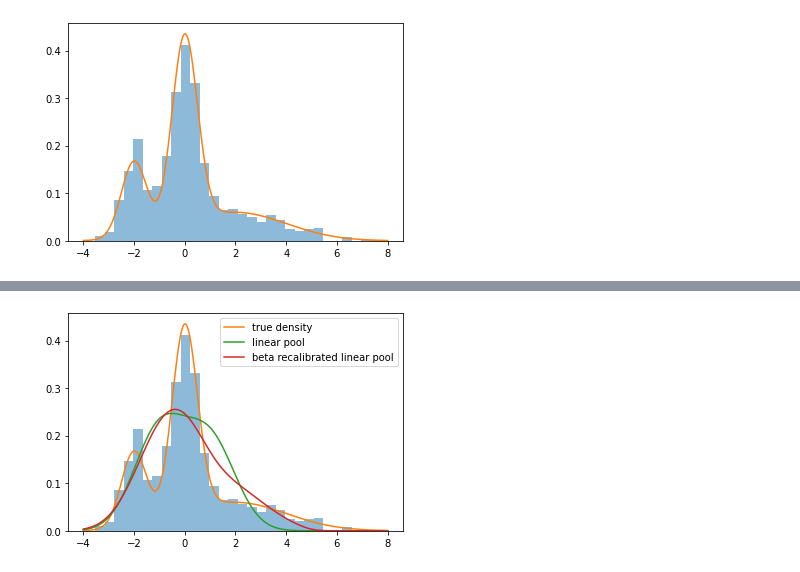
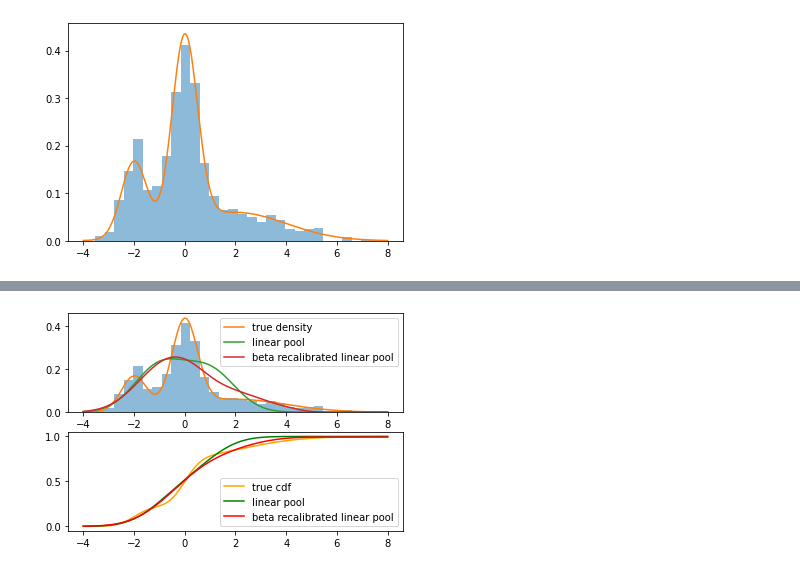
Before and after one commit to reichlab/rclp, a Jupyter notebook: demo.ipynb, the cells around one changed output, grey strips where cells are left out. Drawn from its saved outputs; the diff is of its cells as text; code cells hidden in the pictures.

Commit message:
add prob, log_cdf, and cdf methods

```diff
--- a/demo.ipynb
+++ b/demo.ipynb
@@ -101,6 +101,9 @@ y_grid = np.linspace(start=-4.0, stop=8.0, num=201)
 f = w[0] * norm.pdf(y_grid, loc=mu[0], scale=sigma[0]) + \
     w[1] * norm.pdf(y_grid, loc=mu[1], scale=sigma[1]) + \
     w[2] * norm.pdf(y_grid, loc=mu[2], scale=sigma[2])
+F = w[0] * norm.cdf(y_grid, loc=mu[0], scale=sigma[0]) + \
+    w[1] * norm.cdf(y_grid, loc=mu[1], scale=sigma[1]) + \
+    w[2] * norm.cdf(y_grid, loc=mu[2], scale=sigma[2])
 plt.hist(y, bins=30, density=True, histtype='stepfilled', alpha=0.5)
 plt.plot(y_grid, f)
 plt.show()
@@ -160,17 +163,26 @@ plt.plot(beta_rclp.loss_trace)
 # %%
 # calculate and plot densities from the linear pool
 # and the beta recalibrated linear pool
 y_grid_log_f = np.stack([norm.logpdf(y_grid, loc=component_mu[i], scale=component_sigma[i]) for i in range(2)], axis=1)
 y_grid_log_F = np.stack([norm.logcdf(y_grid, loc=component_mu[i], scale=component_sigma[i]) for i in range(2)], axis=1)
 
-lp_log_prob = lp.log_prob(y_grid_log_f, y_grid_log_F)
-beta_rclp_log_prob = beta_rclp.log_prob(y_grid_log_f, y_grid_log_F)
+lp_prob = lp.prob(y_grid_log_f, y_grid_log_F)
+beta_rclp_prob = beta_rclp.prob(y_grid_log_f, y_grid_log_F)
+lp_cdf = lp.cdf(y_grid_log_F)
+beta_rclp_cdf = beta_rclp.cdf(y_grid_log_F)
 
-plt.hist(y, bins=30, density=True, histtype='stepfilled', alpha=0.5)
-plt.plot(y_grid, f, label='true density')
-plt.plot(y_grid, np.exp(lp_log_prob), label='linear pool')
-plt.plot(y_grid, np.exp(beta_rclp_log_prob), label='beta recalibrated linear pool')
-plt.legend()
+fig, ax = plt.subplots(2, 1)
+ax[0].hist(y, bins=30, density=True, histtype='stepfilled', alpha=0.5)
+ax[0].plot(y_grid, f, label='true density')
+ax[0].plot(y_grid, lp_prob, label='linear pool')
+ax[0].plot(y_grid, beta_rclp_prob, label='beta recalibrated linear pool')
+ax[0].legend()
+
+ax[1].plot(y_grid, F, c='orange', label='true cdf')
+ax[1].plot(y_grid, lp_cdf, c='green', label='linear pool')
+ax[1].plot(y_grid, beta_rclp_cdf, c='red', label='beta recalibrated linear pool')
+ax[1].legend()
+
 plt.show()
 # %% [output]
-[figure, old version]
+[figure, new version]
```
Also changed, not shown: parts of 6 cells of this notebook, 1 other file.
